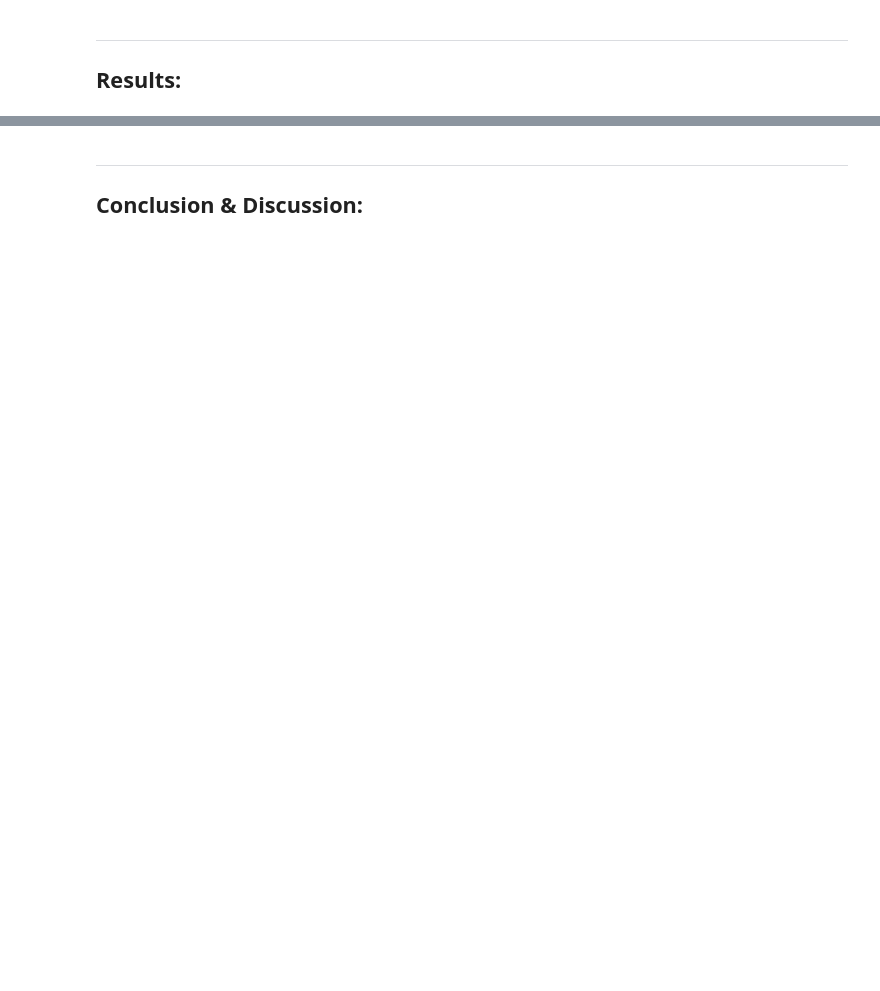
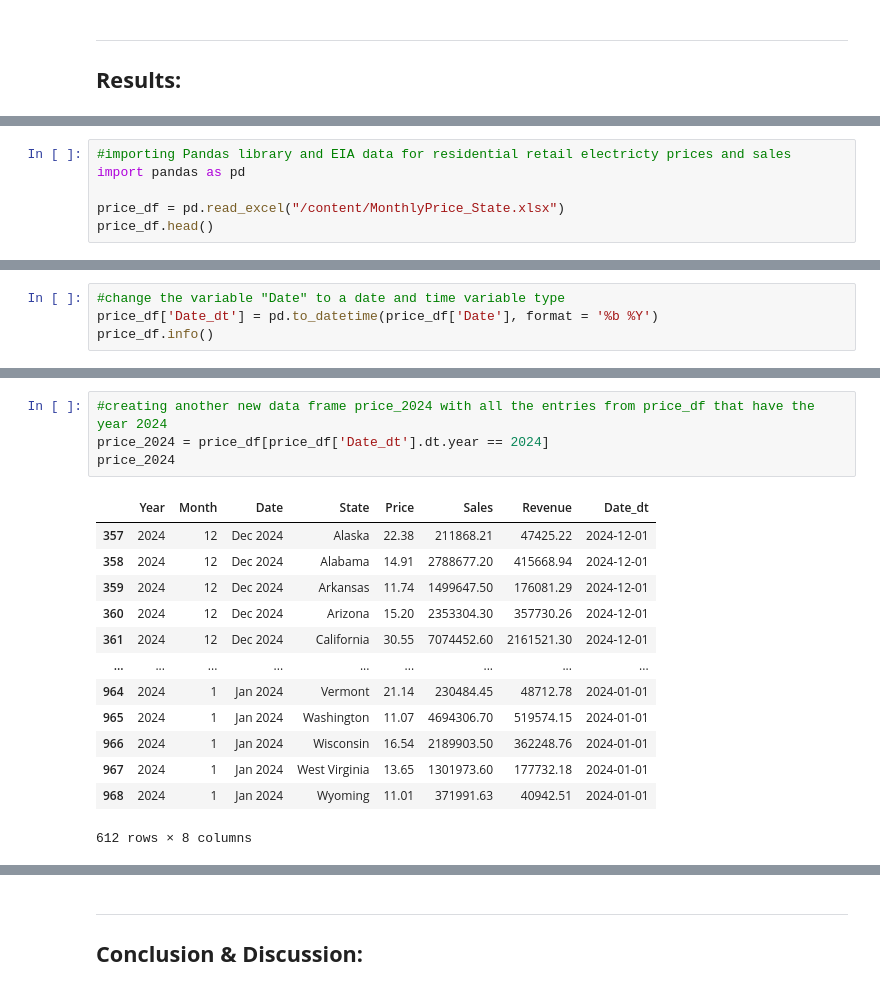
Before and after one commit to ellenwang995/final_project, a Jupyter notebook: USElectricityMarkets.ipynb, the cells around one changed output, grey strips where cells are left out. Cells and saved outputs as stored; diff of their text form; blank space fills up the shorter version.

```diff
--- a/USElectricityMarkets.ipynb
+++ b/USElectricityMarkets.ipynb
@@ -49,0 +58,6 @@ Finally, I will use NLTK, PyPDF2, and Matplotlib to assess three regulation docu
+# %%
+#importing Pandas library and EIA data for residential retail electricty prices and sales
+import pandas as pd
+
+price_df = pd.read_excel("/content/MonthlyPrice_State.xlsx")
+price_df.head()
@@ -49,0 +89,4 @@ Finally, I will use NLTK, PyPDF2, and Matplotlib to assess three regulation docu
+# %%
+#change the variable "Date" to a date and time variable type
+price_df['Date_dt'] = pd.to_datetime(price_df['Date'], format = '%b %Y')
+price_df.info()
@@ -49,0 +121,18 @@ Finally, I will use NLTK, PyPDF2, and Matplotlib to assess three regulation docu
+# %%
+#creating another new data frame price_2024 with all the entries from price_df that have the year 2024
+price_2024 = price_df[price_df['Date_dt'].dt.year == 2024]
+price_2024
+# %% [output]
+|  | Year | Month | Date | State | Price | Sales | Revenue | Date_dt |
+| 357 | 2024 | 12 | Dec 2024 | Alaska | 22.38 | 211868.21 | 47425.22 | 2024-12-01 |
+| 358 | 2024 | 12 | Dec 2024 | Alabama | 14.91 | 2788677.20 | 415668.94 | 2024-12-01 |
+| 359 | 2024 | 12 | Dec 2024 | Arkansas | 11.74 | 1499647.50 | 176081.29 | 2024-12-01 |
+| 360 | 2024 | 12 | Dec 2024 | Arizona | 15.20 | 2353304.30 | 357730.26 | 2024-12-01 |
+| 361 | 2024 | 12 | Dec 2024 | California | 30.55 | 7074452.60 | 2161521.30 | 2024-12-01 |
+| ... | ... | ... | ... | ... | ... | ... | ... | ... |
+| 964 | 2024 | 1 | Jan 2024 | Vermont | 21.14 | 230484.45 | 48712.78 | 2024-01-01 |
+| 965 | 2024 | 1 | Jan 2024 | Washington | 11.07 | 4694306.70 | 519574.15 | 2024-01-01 |
+| 966 | 2024 | 1 | Jan 2024 | Wisconsin | 16.54 | 2189903.50 | 362248.76 | 2024-01-01 |
+| 967 | 2024 | 1 | Jan 2024 | West Virginia | 13.65 | 1301973.60 | 177732.18 | 2024-01-01 |
+| 968 | 2024 | 1 | Jan 2024 | Wyoming | 11.01 | 371991.63 | 40942.51 | 2024-01-01 |
+612 rows × 8 columns
```
Also changed, not shown: parts of 11 cells of this notebook.
